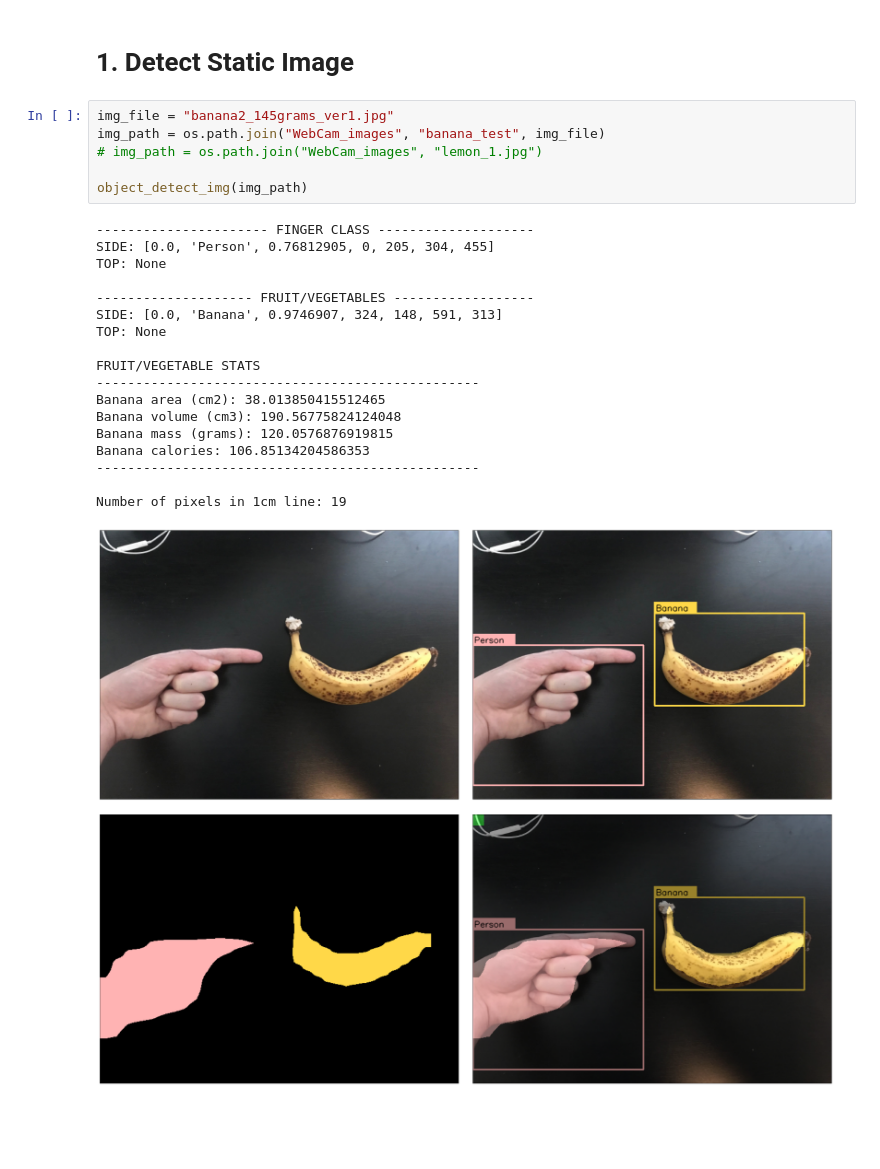
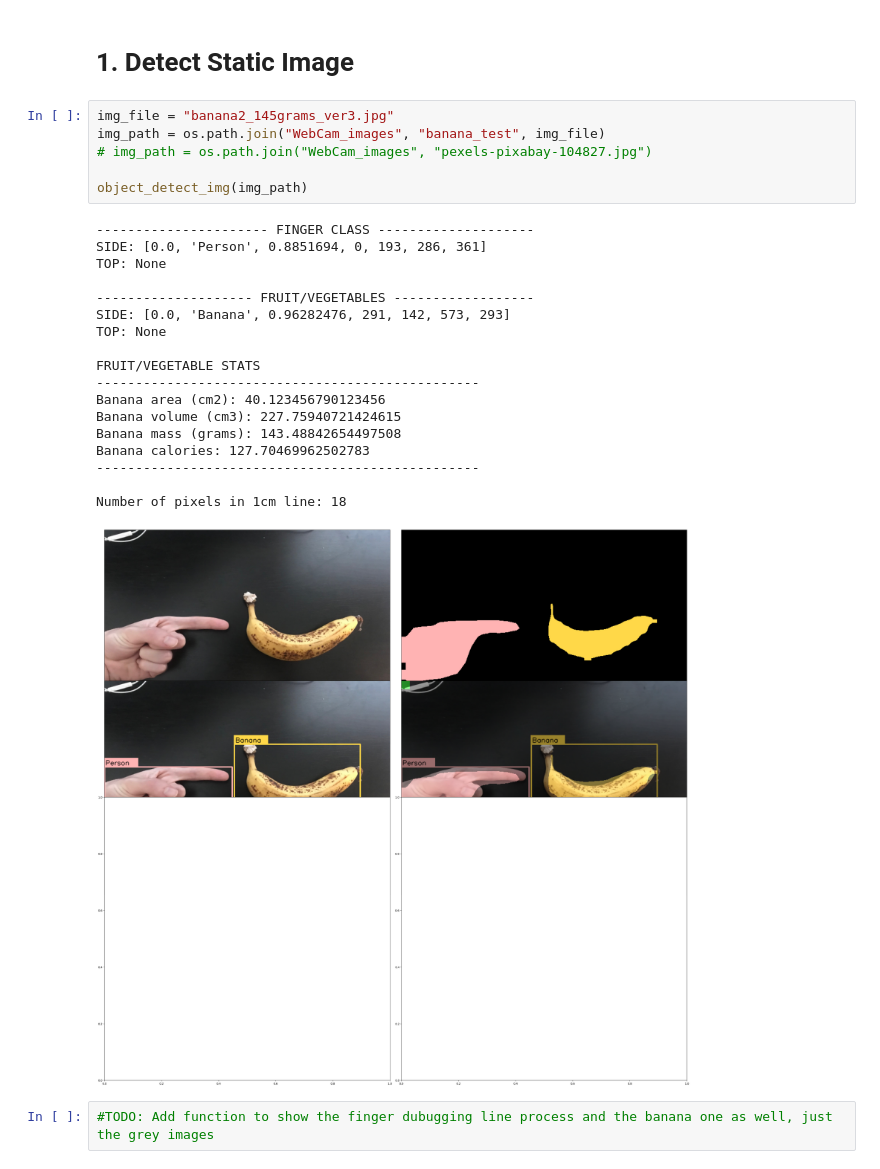
Before and after one commit to kainphoton/METR4911_MaskRCNN, a Jupyter notebook: fruit_calorie_detection_demo.ipynb, the cells around one changed output. Cells and saved outputs as stored; diff of their text form; blank space fills up the shorter version.

Commit message:
2x2 subplot for static image

```diff
--- a/fruit_calorie_detection_demo.ipynb
+++ b/fruit_calorie_detection_demo.ipynb
@@ -9,27 +9,29 @@ import math as m
 # %% [markdown]
 # 1. Detect Static Image
 # %%
-img_file = "banana2_145grams_ver1.jpg"
+img_file = "banana2_145grams_ver3.jpg"
 img_path = os.path.join("WebCam_images", "banana_test", img_file)
-# img_path = os.path.join("WebCam_images", "lemon_1.jpg")
+# img_path = os.path.join("WebCam_images", "pexels-pixabay-104827.jpg")
 
 object_detect_img(img_path)
 # %% [output]
 ---------------------- FINGER CLASS --------------------
-SIDE: [0.0, 'Person', 0.76812905, 0, 205, 304, 455]
+SIDE: [0.0, 'Person', 0.8851694, 0, 193, 286, 361]
 TOP: None
 
 -------------------- FRUIT/VEGETABLES ------------------
-SIDE: [0.0, 'Banana', 0.9746907, 324, 148, 591, 313]
+SIDE: [0.0, 'Banana', 0.96282476, 291, 142, 573, 293]
 TOP: None
 
 FRUIT/VEGETABLE STATS
 -------------------------------------------------
-Banana area (cm2): 38.013850415512465
-Banana volume (cm3): 190.56775824124048
-Banana mass (grams): 120.0576876919815
-Banana calories: 106.85134204586353
+Banana area (cm2): 40.123456790123456
+Banana volume (cm3): 227.75940721424615
+Banana mass (grams): 143.48842654497508
+Banana calories: 127.70469962502783
 -------------------------------------------------
 
-Number of pixels in 1cm line: 19
+Number of pixels in 1cm line: 18
-[figure, old version]
+[figure, new version]
+# %%
+#TODO: Add function to show the finger dubugging line process and the banana one as well, just the grey images
```
Also changed, not shown: 2 other files.
